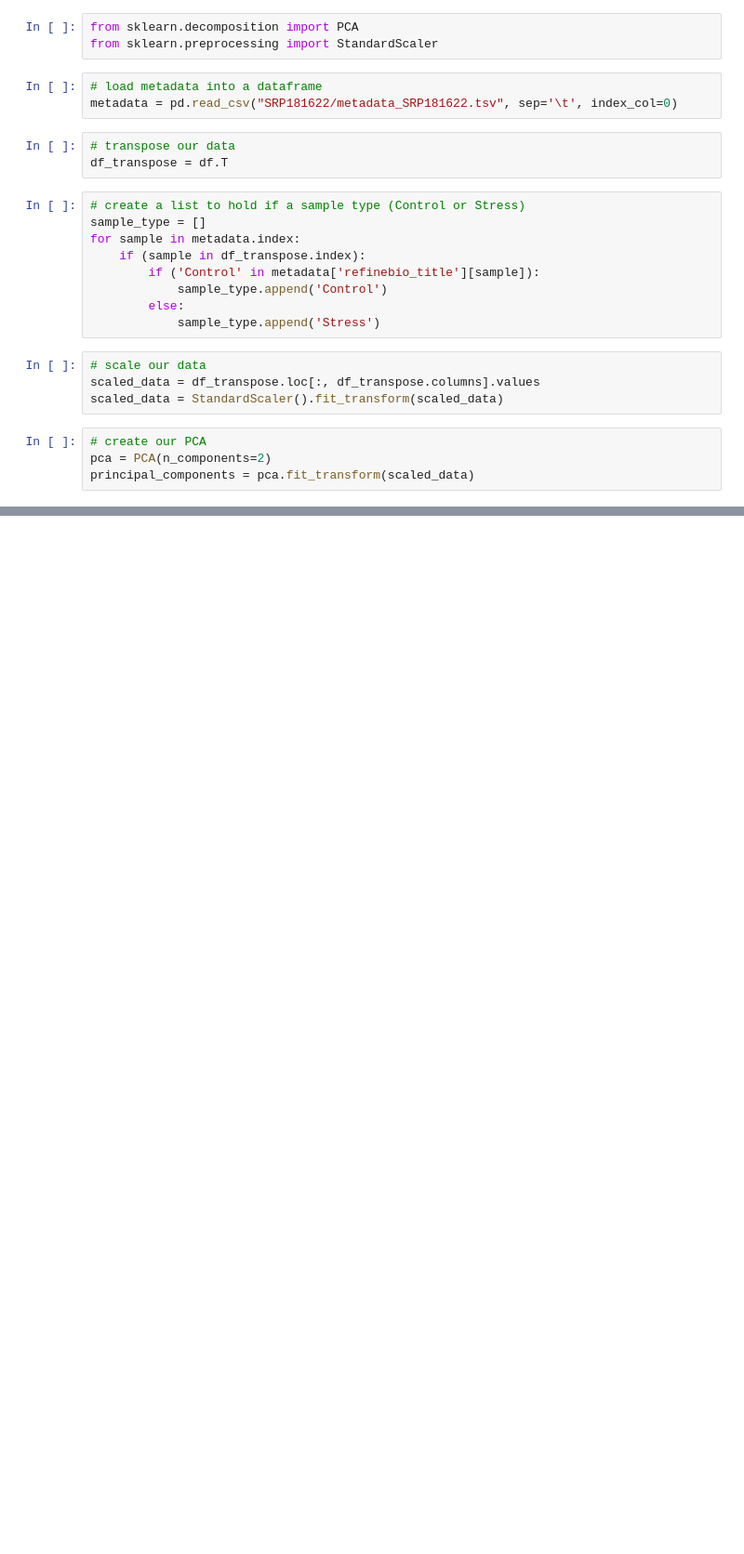
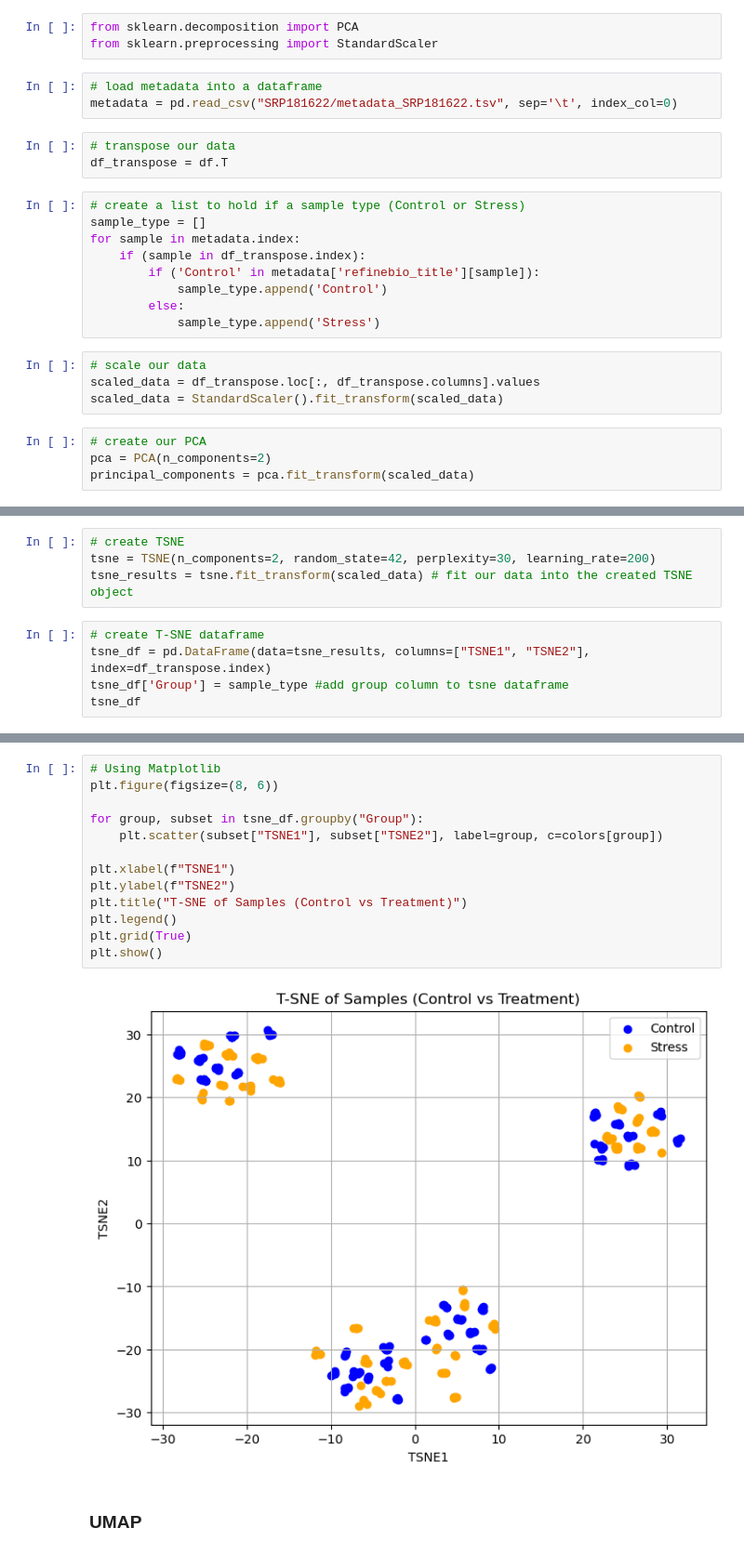
Before and after one commit to jess16313/Bioinformatics-baddies, a Jupyter notebook: Assignment_2.ipynb, the cells around one changed output, grey strips where cells are left out. Shown: that part at 93% size. Cells and saved outputs as stored; diff of their text form; blank space fills up the shorter version.

```diff
--- a/Assignment_2.ipynb
+++ b/Assignment_2.ipynb
@@ -114,0 +121,9 @@ plt.show()
+# %%
+# create TSNE
+tsne = TSNE(n_components=2, random_state=42, perplexity=30, learning_rate=200)
+tsne_results = tsne.fit_transform(scaled_data) # fit our data into the created TSNE object
+# %%
+# create T-SNE dataframe
+tsne_df = pd.DataFrame(data=tsne_results, columns=["TSNE1", "TSNE2"], index=df_transpose.index)
+tsne_df['Group'] = sample_type #add group column to tsne dataframe
+tsne_df
@@ -114,0 +144,17 @@ plt.show()
+# %%
+# Using Matplotlib
+plt.figure(figsize=(8, 6))
+
+for group, subset in tsne_df.groupby("Group"):
+    plt.scatter(subset["TSNE1"], subset["TSNE2"], label=group, c=colors[group])
+
+plt.xlabel(f"TSNE1")
+plt.ylabel(f"TSNE2")
+plt.title("T-SNE of Samples (Control vs Treatment)")
+plt.legend()
+plt.grid(True)
+plt.show()
+# %% [output]
+[figure, added]
+# %% [markdown]
+### UMAP
```
Also changed, not shown: parts of 10 cells of this notebook.
